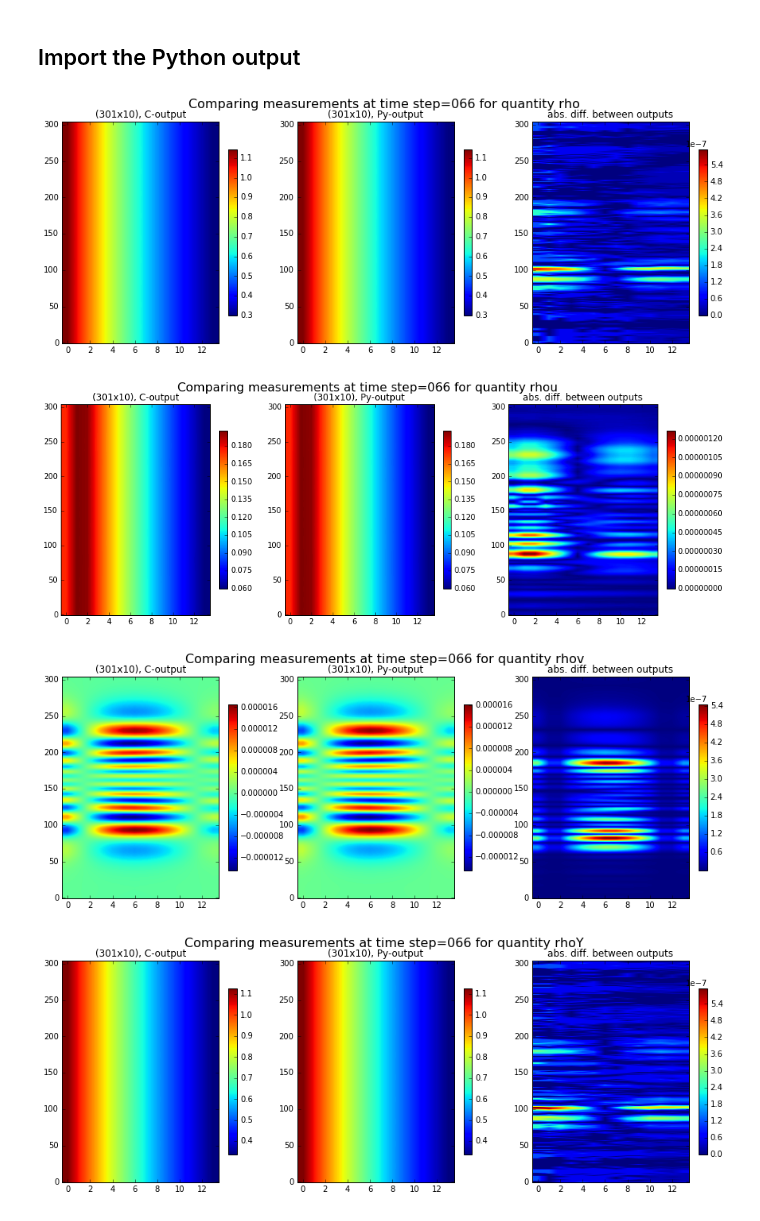
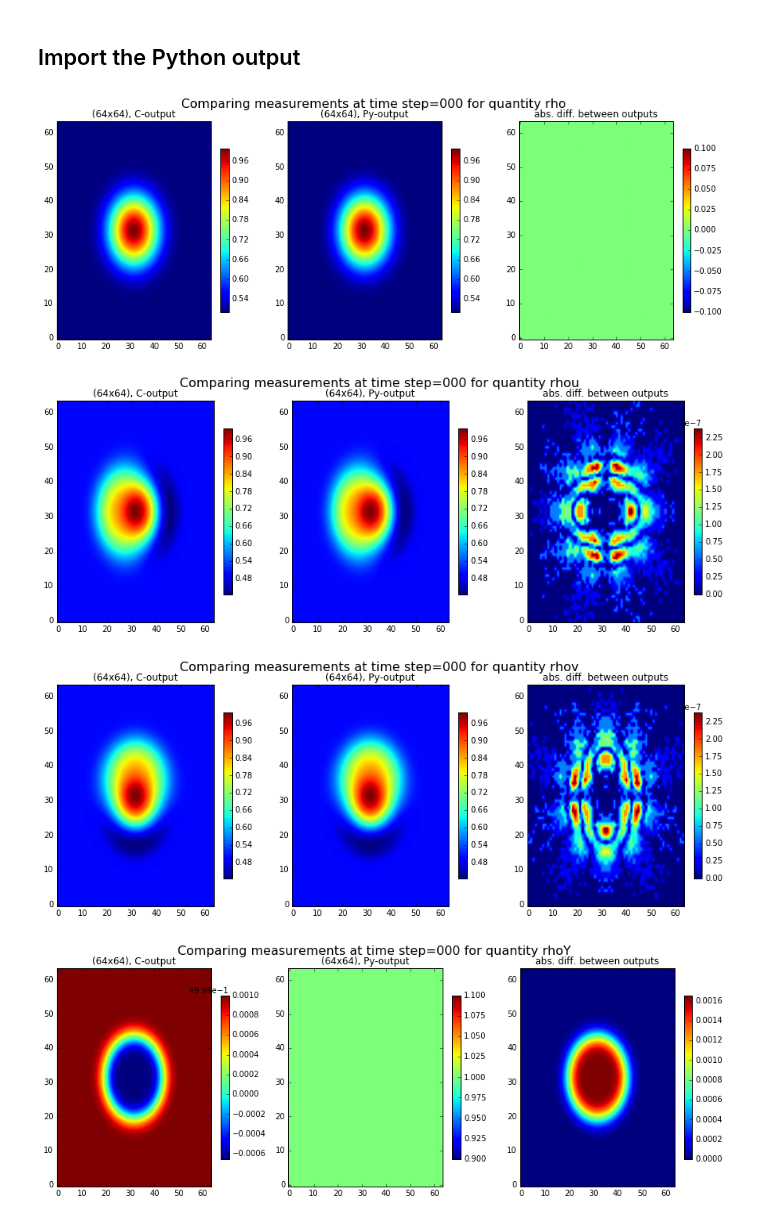
Before and after one commit to ray-chew/pyBELLA, a Jupyter notebook: RKLM_Reference/hdf4-5_converter_viewer.ipynb, the cells around one changed output. Saved outputs shown, nothing was run; the diff lists cells and outputs as text; code cells hidden in the pictures.

```diff
--- a/RKLM_Reference/hdf4-5_converter_viewer.ipynb
+++ b/RKLM_Reference/hdf4-5_converter_viewer.ipynb
@@ -25,6 +25,7 @@ def convert_c(time,base_suffix,typ,tag,flux,debug=False):
     base_path = base_folder_name + base_suffix
     folder_comp = "low_Mach_gravity_comp/"
     folder_psinc = "low_Mach_gravity_psinc/"
+    folder_truth = "low_Mach_gravity_truth/"
 #     folder_comp = "low_Mach_gravity_comp_perturbed/"
 #     folder_psinc = "low_Mach_gravity_psinc_perturbed/"
 #     folder_comp = "low_Mach_gravity_comp_original/"
@@ -34,6 +35,8 @@ def convert_c(time,base_suffix,typ,tag,flux,debug=False):
         folder_type = folder_psinc
     if typ == 'COMP':
         folder_type = folder_comp
+    if typ == 'TRUTH':
+        folder_type = folder_truth
 
     # Manually list the folder names for each output
     directories = ['S', 'T', 'Y', 'buoy', 'dT', 'dY', 'dp2_c', 'dp2_nodes', 'dpdim', 'drhoY', 'p', 'p2_c', 'p2_nodes', 'rho', 'rhoY', 'rhoe', 'u', 'v', 'vortz', 'w']
@@ -89,19 +92,20 @@ Import the test case arrays from the c-output.
 # %%
 def import_c(string_h5, full_path, tag, flux):
     # manually specific folder names
-    test_cases_folders = ['buoy', 'p2_c', 'dp2_nodes', 'p', 'p2_nodes', 'rho', 'rhoY', 'rhoe', 'rhou', 'rhov', 'rhow', 'u', 'vortz', 'dpdim', 'T', 'dT', 'Y', 'dY', 'dp2_c']
-
+    test_cases_folders = ['p2_c', 'dp2_nodes', 'p', 'p2_nodes', 'rho', 'rhoY', 'rhoe', 'rhou', 'rhov', 'rhow', 'u', 'vortz', 'dpdim', 'T', 'dT', 'Y', 'dY', 'dp2_c']
+    test_cases_folders += ['buoy']
     # and filenames
-    test_cases_names = ['buoy', 'p2_c', 'dp2_n', 'p', 'p2_n', 'rho', 'rhoY', 'rhoe', 'rhou', 'rhov', 'rhow', 'u', 'vortz', 'dpdim', 'T', 'dT', 'Y', 'dY', 'dp2_c']
+    test_cases_names = ['p2_c', 'dp2_n', 'p', 'p2_n', 'rho', 'rhoY', 'rhoe', 'rhou', 'rhov', 'rhow', 'u', 'vortz', 'dpdim', 'T', 'dT', 'Y', 'dY', 'dp2_c']
+    test_cases_names += ['buoy']
 
     if flux == True:
         if tag == 'before_advect' or tag == 'after_half_step':
             test_cases_folders += ['rhoYu','rhoYv']
             test_cases_names += ['rhoYu', 'rhoYv']
 
-#     if tag == 'after_ebnaimp' or tag == 'after_full_step':
-#         test_cases_folders += ['wplusx', 'wplusy', 'hcenter', 'p2_full', 'rhs_nodes', 'p2_initial']
-#         test_cases_names += ['wplusx', 'wplusy', 'hcenter', 'p2_full', 'rhs_nodes', 'p2_initial']
+    if tag == 'after_ebnaimp' or tag == 'after_full_step':
+        test_cases_folders += ['wplusx', 'wplusy', 'hcenter', 'p2_full', 'rhs_nodes', 'p2_initial', 'rhs']
+        test_cases_names += ['wplusx', 'wplusy', 'hcenter', 'p2_full', 'rhs_nodes', 'p2_initial', 'rhs']
 
     test_cases_folders = np.char.array(test_cases_folders)
     test_cases_names = np.char.array(test_cases_names)
@@ -153,8 +157,8 @@ def get_path(directory, filename):
 def py_out(pyfile,py_dataset,time):
     return pyfile[str(py_dataset)][str(py_dataset)+time][:]
 
-# inner = (slice(2,-2),slice(2,-2))
-inner = (slice(None,),slice(None,))
+inner = (slice(2,-2),slice(2,-2))
+# inner = (slice(None,),slice(None,))
 
 def ensemble_test_case(time, path, N, attribute, tag):
 
@@ -201,9 +205,10 @@ def diff_plot(py_arr,c_arr,time,att,Nx,Ny):
     fig.suptitle(r'Comparing measurements at time step=%.3d for quantity %s' %(time,att), fontsize='16')
     plt.show()
 # %%
-py_time = 66
+py_time = 0
 
 typ = 'COMP'
+typ = 'TRUTH'
 # typ = 'PI'
 
 tag = 'ic'
@@ -215,7 +220,7 @@ tag = 'ic'
 # tag = 'after_efna'
 # tag = 'after_full_advect'
 # tag = 'after_full_ebnaexp'
-tag = 'after_full_step'
+# tag = 'after_full_step'
 
 #####################################################
 #
@@ -223,6 +228,7 @@ tag = 'after_full_step'
 #
 t_label = '%.3d' %py_time
 time = t_label + '_' + tag
+timem1 = '%.3d_%s' %(py_time-1,tag)
 #####################################################
 
 #####################################################
@@ -232,16 +238,17 @@ time = t_label + '_' + tag
 # base_suffix = '_acoustic_wave_high/'
 base_suffix = '_internal_long_wave/'
 # base_suffix = '_travelling_vortex_3d_48_no_initial_projection/'
-# base_suffix = '_travelling_vortex_3d_48_with_initial_projection/'
+base_suffix = '_travelling_vortex_3d_48_with_initial_projection/'
+base_suffix = '_travelling_vortex_3d/'
 #
 #####################################################
 
 py_directory = "../"
 py_directory_suffix = "output_travelling_vortex"
-py_directory_suffix = "output_internal_long_wave"
+# py_directory_suffix = "output_internal_long_wave"
 py_directory += py_directory_suffix + '/'
 
-flux = False
+flux = True
 
 string_h5, full_path = convert_c(time,base_suffix,typ,tag, flux)
 c = import_c(string_h5, full_path,tag, flux)
@@ -250,45 +257,52 @@ grid_x = 301
 grid_y = 10
 end_time = 30.0
 
-# grid_x = 64
-# grid_y = 64
-# end_time = 1.0
+grid_x = 64
+grid_y = 64
+end_time = 1.0
 
 ref_size = 1
 
 # if typ == 'COMP': suffix = 'comp'
-if typ == 'COMP': suffix = 'standard'
+if typ == 'COMP': suffix = 'truth'
 if typ == 'PI': suffix = 'psinc'
 
 py_filename_ref = get_filename(py_directory_suffix,grid_x, grid_y, ref_size, end_time, suffix)
 py_path = get_path(py_directory, py_filename_ref)
 
 atts = [
           'rho',
           'rhou',
           'rhov',
           'rhoY',
           'p2_nodes',
           'buoy'
          ]
 
-# if tag == 'after_ebnaimp' or tag == 'after_full_step':
-#     atts += ['rhs_nodes', 'hcenter', 'wplusx', 'wplusy']
+
+if tag == 'after_ebnaimp' or tag == 'after_full_step':
+    atts += ['rhs_nodes', 'hcenter', 'wplusx', 'wplusy', 'p2_initial', 'p2_full', 'rhs']
 
 # if tag == 'before_advect' or tag == 'after_half_step':
 #     atts += ['rhoYu', 'rhoYv']
 
-
 for att in atts:
     py_arr = ensemble_test_case(py_time,py_path,1,att,tag)
 
-    c_arr = getattr(c,att)
+    c_arr = getattr(c,att)[:,:,2]
     diff_plot(py_arr,c_arr,py_time,att,grid_x,grid_y)
+
+    if att == 'p2_nodes' and py_time > 0:
+        string_h5, full_path = convert_c(timem1,base_suffix,typ,tag, flux)
+        cm1 = import_c(string_h5, full_path,tag, flux)
+        py_arrm1 = ensemble_test_case(py_time-1,py_path,1,att,tag)
+        diff_plot(getattr(cm1,att)[:,:,2],c_arr,py_time,att,grid_x,grid_y)
+        diff_plot(py_arrm1,py_arr,py_time,att,grid_x,grid_y)
 
 #     print(py_arr[...,:2])
 #     print(c_arr[...,:2])
 # %% [output]
-[figure, old version]
+[figure, new version]
-[figure, old version]
+[figure, new version]
-[figure, old version]
+[figure, new version]
-[figure, old version]
+[figure, new version]
```
Also changed, not shown: parts of 4 cells of this notebook, 10 other files.
